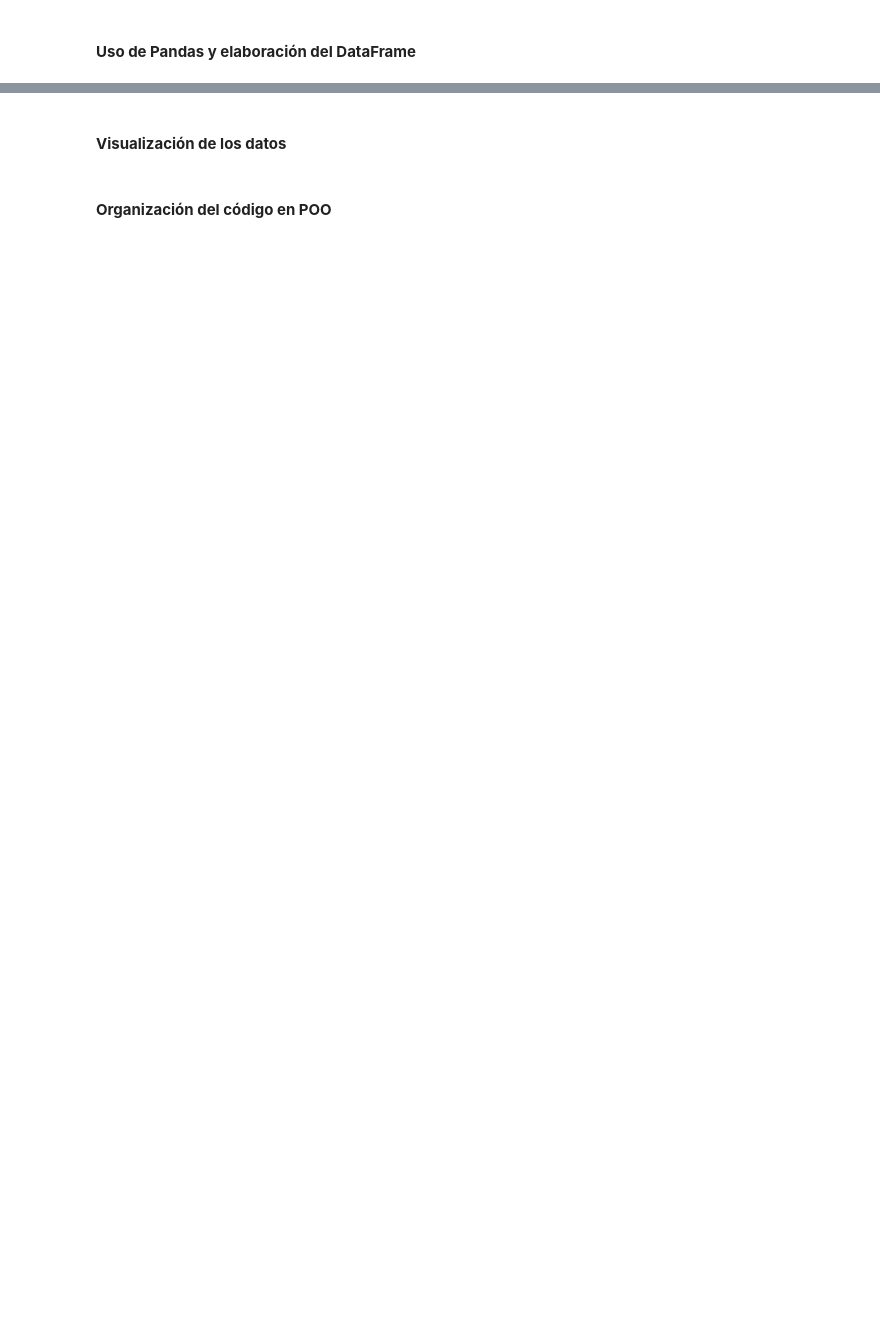
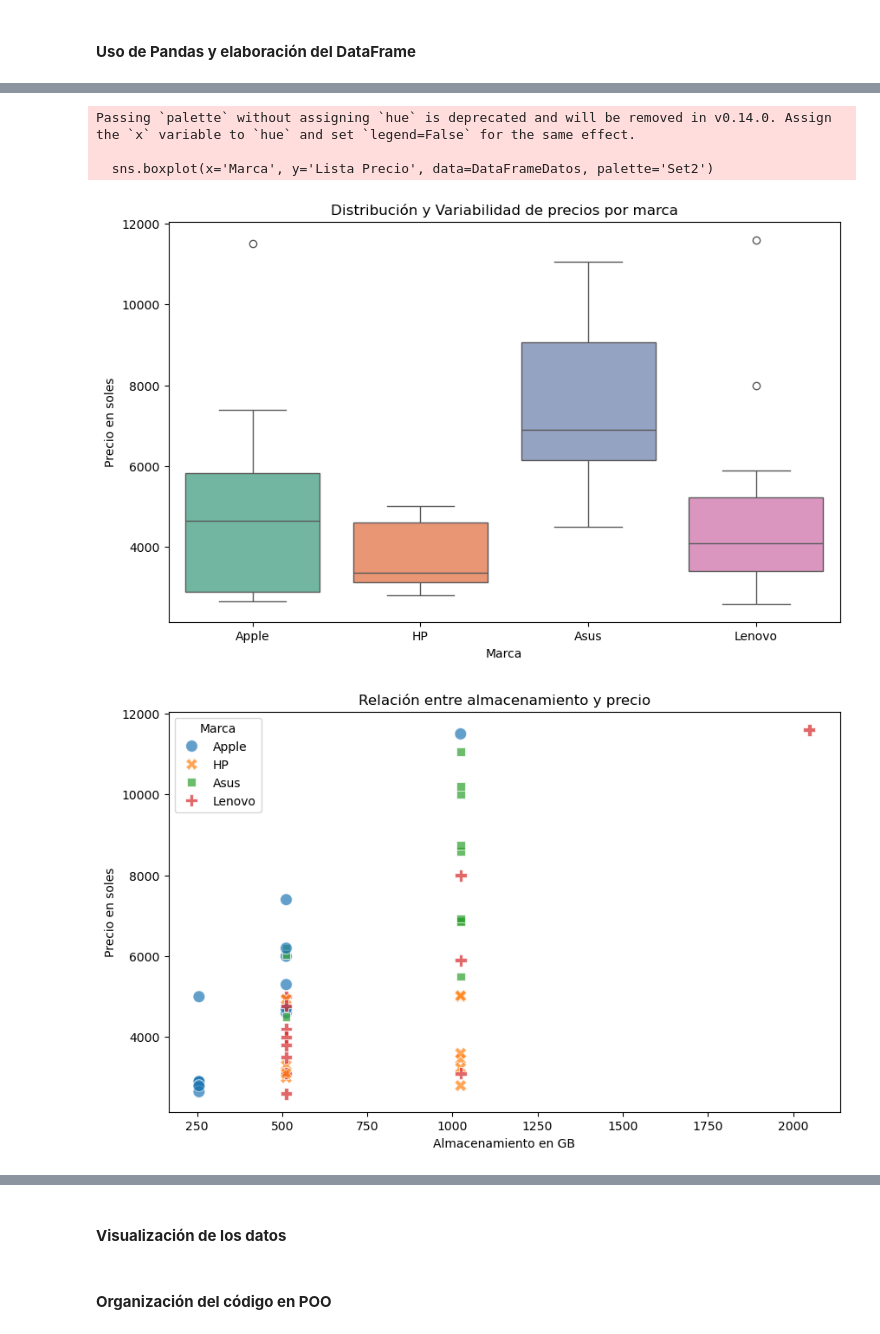
Before and after one commit to salvatore-polo/trabajo-grupal-lp2-practica, a Jupyter notebook: Reporte Trabajo Grupal.ipynb, the cells around one changed output, grey strips where cells are left out. Drawn from its saved outputs; the diff is of its cells as text; code cells hidden in the pictures; blank space fills up the shorter version.

Commit message:
se añadió gráficos
se añadieron 3 gráficos, de cajas y bigotes, dispersión y barras

```diff
--- a/Reporte Trabajo Grupal.ipynb
+++ b/Reporte Trabajo Grupal.ipynb
@@ -350,0 +351,34 @@ DataFrameDatos
+# %%
+import matplotlib.pyplot as plt
+import seaborn as sns
+#Boxplot
+plt.figure(figsize=(10, 6))
+sns.boxplot(x='Marca', y='Lista Precio', data=DataFrameDatos, palette='Set2')
+plt.title('Distribución y Variabilidad de precios por marca')
+plt.ylabel('Precio en soles')
+plt.xlabel('Marca')
+plt.show()
+
+
+#dispersión
+plt.figure(figsize=(10, 6))
+sns.scatterplot(x='Almacenamiento', y='Lista Precio', hue='Marca',style="Marca",markers=True, data=DataFrameDatos, s=100, alpha=0.7)
+plt.title('Relación entre almacenamiento y precio')
+plt.ylabel('Precio en soles')
+plt.xlabel('Almacenamiento en GB')
+plt.show()
+
+#barras
+plt.figure(figsize=(12, 6))
+sns.barplot(x='Marca', y='Lista Precio', hue='Almacenamiento', data=DataFrameDatos, palette='tab10', errorbar=None)
+plt.title('Precio Promedio por marca según su almacenamiento')
+plt.ylabel('Precio Promedio en soles')
+plt.xlabel('Marca')
+plt.legend(title='Almacenamiento en GB')
+plt.show()
+# %% [output]
+Passing `palette` without assigning `hue` is deprecated and will be removed in v0.14.0. Assign the `x` variable to `hue` and set `legend=False` for the same effect.
+
+  sns.boxplot(x='Marca', y='Lista Precio', data=DataFrameDatos, palette='Set2')
+[figure, added]
+[figure, added]
```
Also changed, not shown: parts of 4 cells of this notebook.
